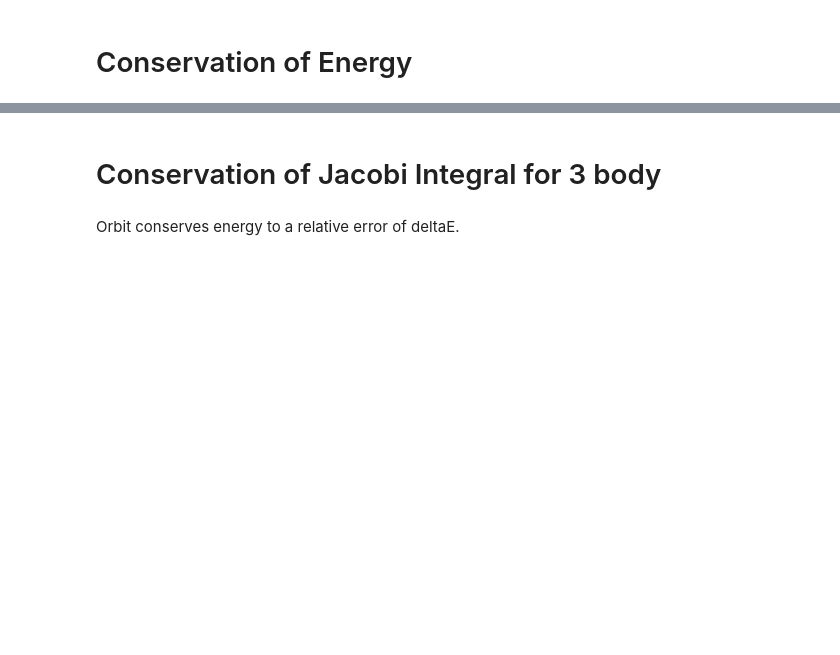
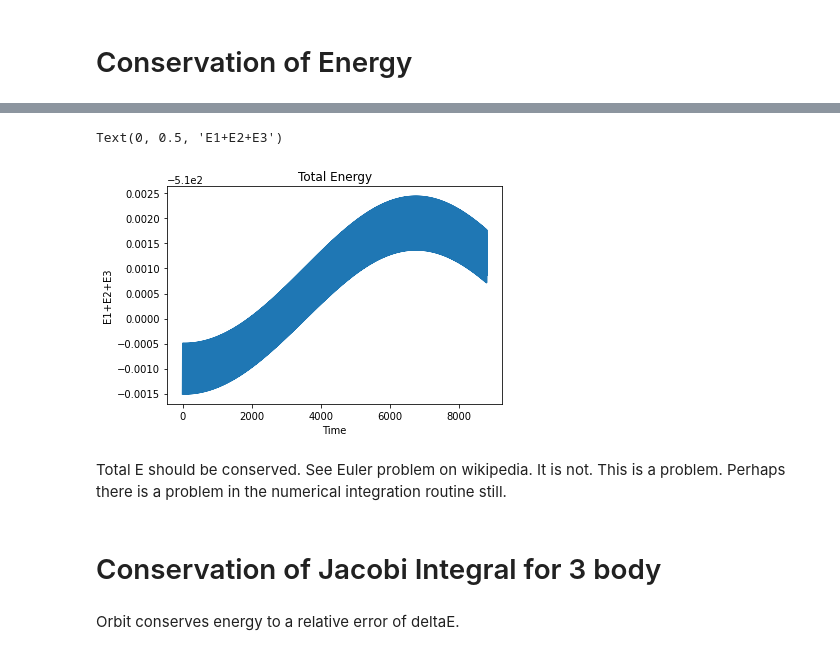
Before and after one commit to sdorsher/ThreeBodyOrbits, a Jupyter notebook: TwoStarsOnePlanet.ipynb, the cells around one changed output, grey strips where cells are left out. Saved outputs shown, nothing was run; the diff lists cells and outputs as text; code cells hidden in the pictures; blank space fills up the shorter version.

```diff
--- a/TwoStarsOnePlanet.ipynb
+++ b/TwoStarsOnePlanet.ipynb
@@ -704,3 +777,13 @@ deltaE*Eavg
+# %%
+plt.plot(nptimes,Etot)
+plt.title('Total Energy')
+plt.xlabel('Time')
+plt.ylabel('E1+E2+E3')
+# %% [output]
+Text(0, 0.5, 'E1+E2+E3')
+[figure, added]
+# %% [markdown]
+Total E should be conserved. See Euler problem on wikipedia. It is not. This is a problem. Perhaps there is a problem in the numerical integration routine still.
 # %% [markdown]
 # Conservation of Jacobi Integral for 3 body
 # %% [markdown]
```
Also changed, not shown: parts of 26 cells of this notebook, 2 other files.
